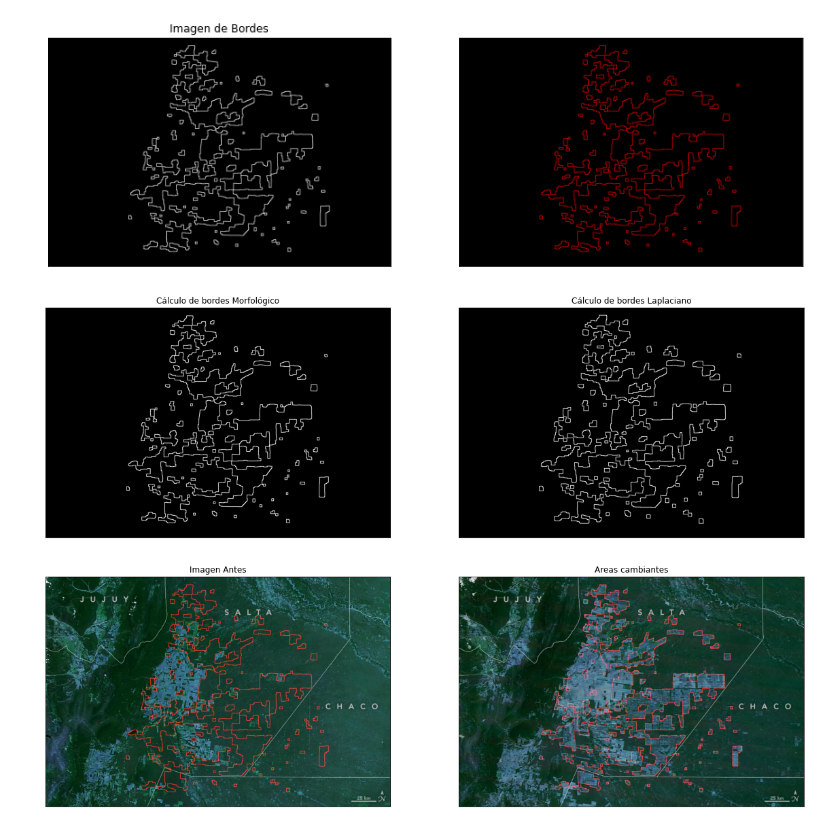
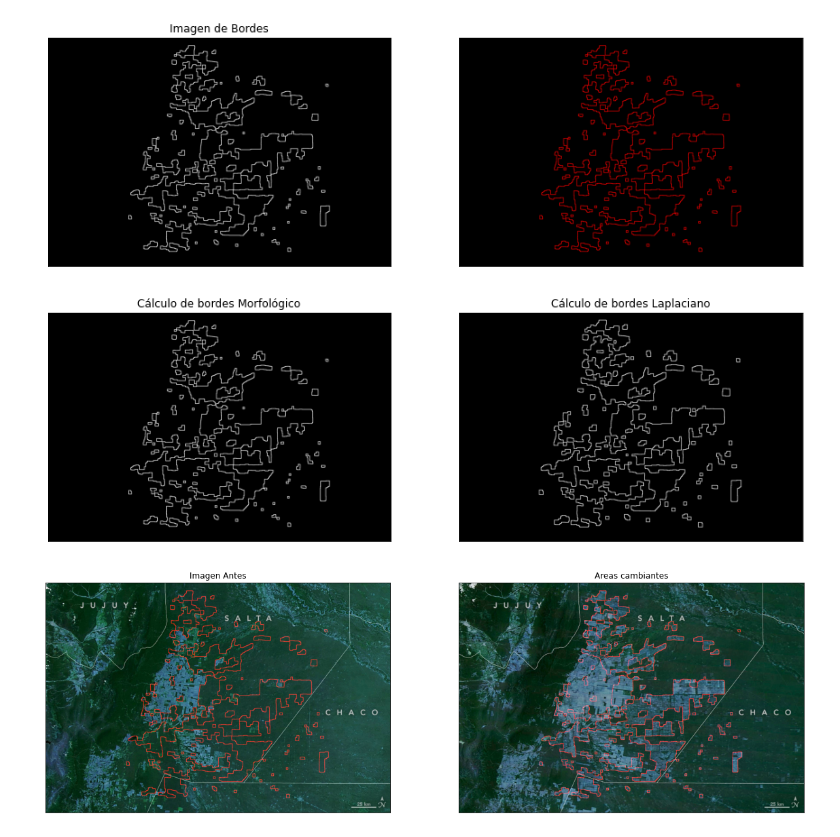
Before and after one commit to sortegamart/Percepcion-Computacional, a Jupyter notebook: mia03_grupal_Grupo_27_equipo2.ipynb, the cells around one changed output. Cells and saved outputs as stored; diff of their text form; code cells hidden in the pictures.

Commit message:
retocado los textos y el tamaño de la bordes

```diff
--- a/mia03_grupal_Grupo_27_equipo2.ipynb
+++ b/mia03_grupal_Grupo_27_equipo2.ipynb
@@ -105,10 +105,10 @@ muestra_imagenes_linea(borde, red_image,'Imagen de Bordes','',(15,12))
 # %%
 # Cálculo de bordes  aplicando filtros espaciales: filtro Laplaciano
 laplacian =cv2.Laplacian(closing,cv2.CV_8U, ksize=9) # Kernel de tamaño 9x9
 # Mostramos ambos bordes
-muestra_imagenes_linea(borde, laplacian,'Cálculo de bordes Morfológico','Cálculo de bordes Laplaciano',(20,15))
+muestra_imagenes_linea(borde, laplacian,'Cálculo de bordes Morfológico','Cálculo de bordes Laplaciano',(15,12))
 # %% [output]
-[figure, old version]
+[figure, new version]
 # %%
 # Restamos el borde a ambas imágenes para poder determinar las áreas cambiantes
 imagen_resaltada= cv2.bitwise_or(image,red_image,mask = None)
```
Also changed, not shown: parts of 3 cells of this notebook.
